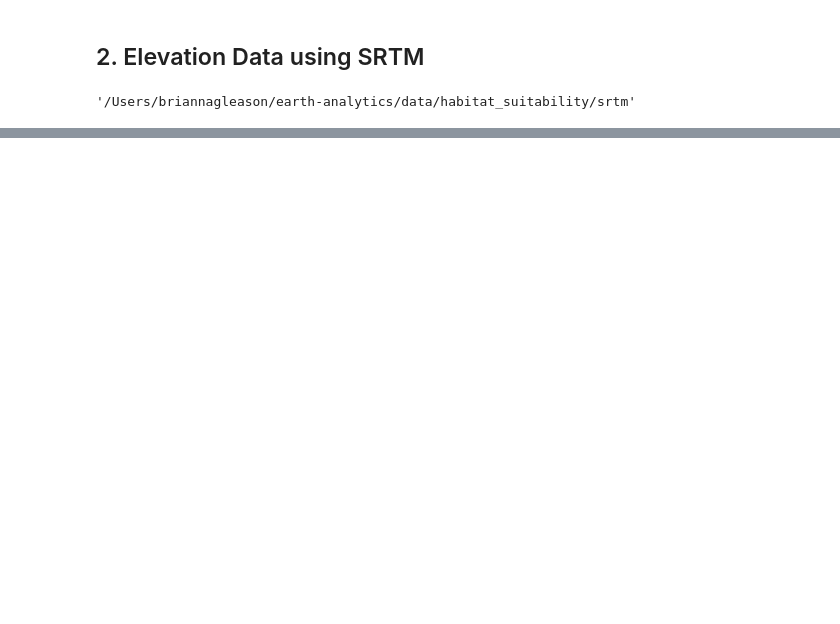
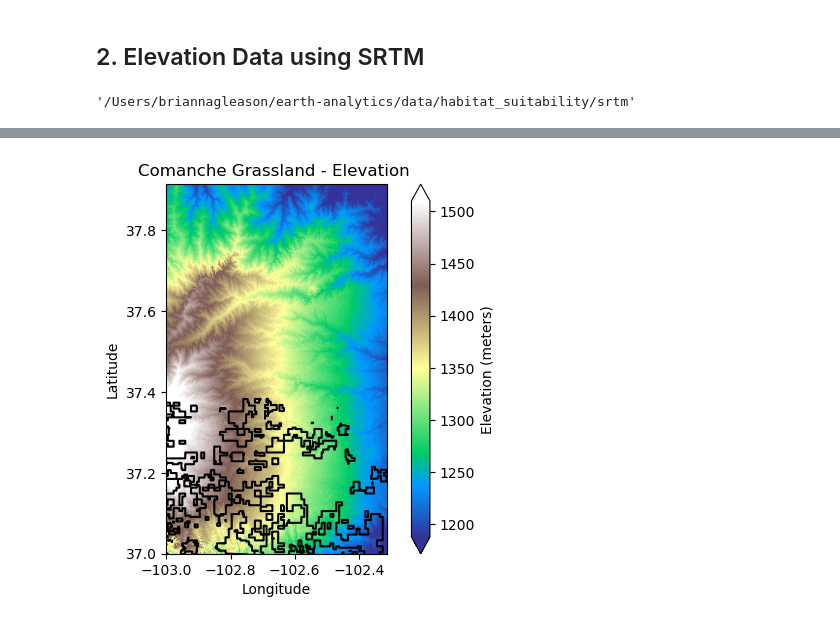
Before and after one commit to brglea/habitat_suitability, a Jupyter notebook: Notebooks/02_wrangle_raster_data.ipynb, the cells around one changed output, grey strips where cells are left out. Cells and saved outputs as stored; diff of their text form; code cells hidden in the pictures; blank space fills up the shorter version.

Commit message:
got further with srtm but having issues with the merging of tiles - need help

```diff
--- a/Notebooks/02_wrangle_raster_data.ipynb
+++ b/Notebooks/02_wrangle_raster_data.ipynb
@@ -240,12 +232,19 @@ elevation_dir
 # login to earthaccess
 earthaccess.login(strategy="interactive", persist=True)
 
+# define bounds with tuple outside of conditional
+bounds=tuple(comanche_grassland_gdf.total_bounds)
+
+# Only download once - conditional
+if not glob (os.path.join(elevation_dir, '*hgt.zip')):
+
 # Search earthaccess
-elevation_results = earthaccess.search_data(
-    short_name="SRTMGL1",
-    bounding_box=tuple(_gdf.total_bounds),
-)
+    elevation_results = earthaccess.search_data(
+        short_name="SRTMGL1",
+        bounding_box=bounds,
+    )
+
 elevation_results
 
 # Open earthaccess results
-srtm_file = earthaccess.open(elevation_results, elevation_dir)
+srtm_file = earthaccess.download(elevation_results, elevation_dir)
@@ -269,3 +263,22 @@ srtm_merged_das = (
+# %%
+# Process data using the process_image function
+
+# Test the function
+process_image(srtm_file[0], comanche_grassland_gdf).plot(
+    cbar_kwargs={"label": "Elevation (meters)"},
+    robust=True,
+    cmap='terrain',
+)
+
+comanche_grassland_gdf.boundary.plot(ax=plt.gca(),
+    color='black').set(
+        title='Comanche Grassland - Elevation ',
+        xlabel='Longitude',
+        ylabel='Latitude',
+    )
+plt.show()
+# %% [output]
+[figure, added]
 # %%
 # Prep for processing raster data repeatedly
 
```
Also changed, not shown: parts of 9 cells of this notebook, 1 other file.
